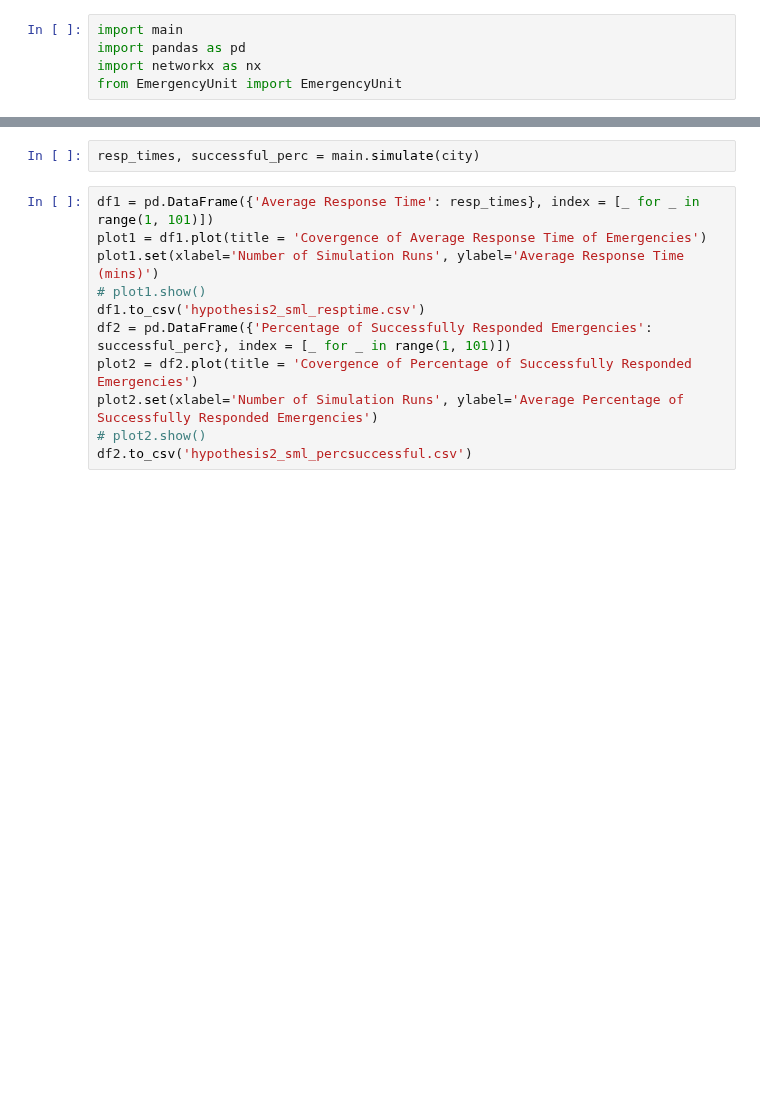
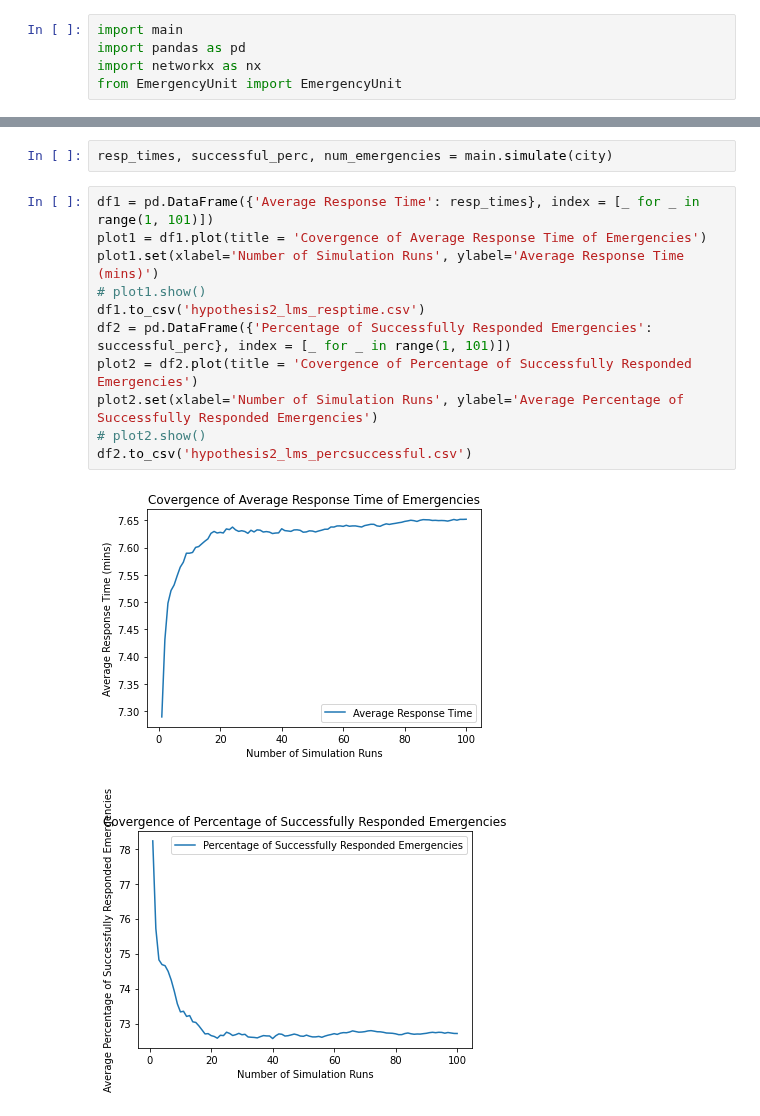
Before and after one commit to Praetor07/CityPlanner_MonteCarlo-Sim, a Jupyter notebook: Hypothesis 2.ipynb, the cells around one changed output, grey strips where cells are left out. Drawn from its saved outputs; the diff is of its cells as text; blank space fills up the shorter version.

```diff
--- a/Hypothesis 2.ipynb
+++ b/Hypothesis 2.ipynb
@@ -35,16 +42,19 @@ nx.draw_networkx_labels(city.city_graph, pos, large_emergency_unit_labels, font_
 # %%
-resp_times, successful_perc = main.simulate(city)
+resp_times, successful_perc, num_emergencies = main.simulate(city)
 # %%
 df1 = pd.DataFrame({'Average Response Time': resp_times}, index = [_ for _ in range(1, 101)])
 plot1 = df1.plot(title = 'Covergence of Average Response Time of Emergencies')
 plot1.set(xlabel='Number of Simulation Runs', ylabel='Average Response Time (mins)')
 # plot1.show()
-df1.to_csv('hypothesis2_sml_resptime.csv')
+df1.to_csv('hypothesis2_lms_resptime.csv')
 df2 = pd.DataFrame({'Percentage of Successfully Responded Emergencies': successful_perc}, index = [_ for _ in range(1, 101)])
 plot2 = df2.plot(title = 'Covergence of Percentage of Successfully Responded Emergencies')
 plot2.set(xlabel='Number of Simulation Runs', ylabel='Average Percentage of Successfully Responded Emergencies')
 # plot2.show()
-df2.to_csv('hypothesis2_sml_percsuccessful.csv')
+df2.to_csv('hypothesis2_lms_percsuccessful.csv')
+# %% [output]
+[figure, added]
+[figure, added]
 # %%
 print("Average Response Time: {} mins".format(round(resp_times[-1], 2)))
 print("Average Percentage of Successfully Responded Emergencies: {} %".format(round(successful_perc[-1], 2)))
```
Also changed, not shown: parts of 2 cells of this notebook, 1 other file.
